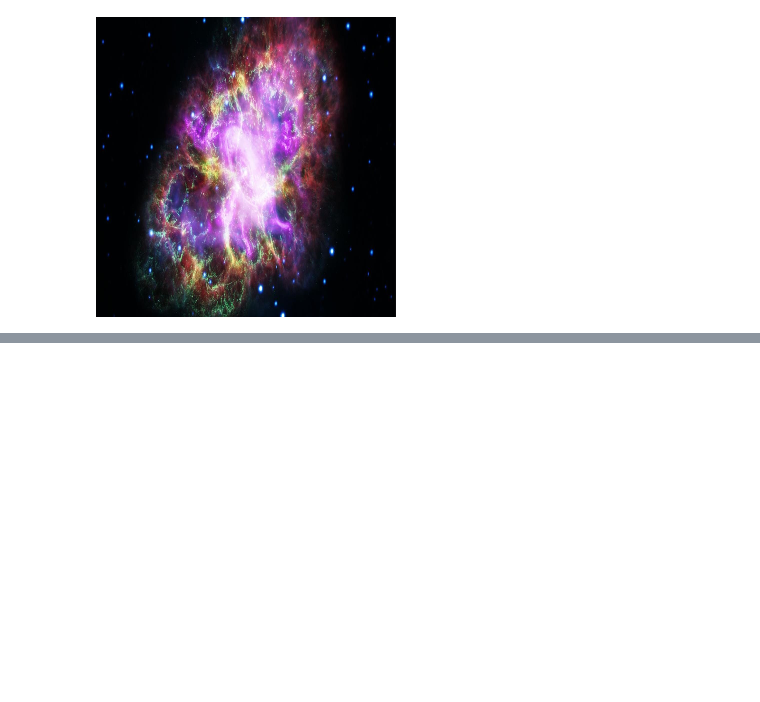
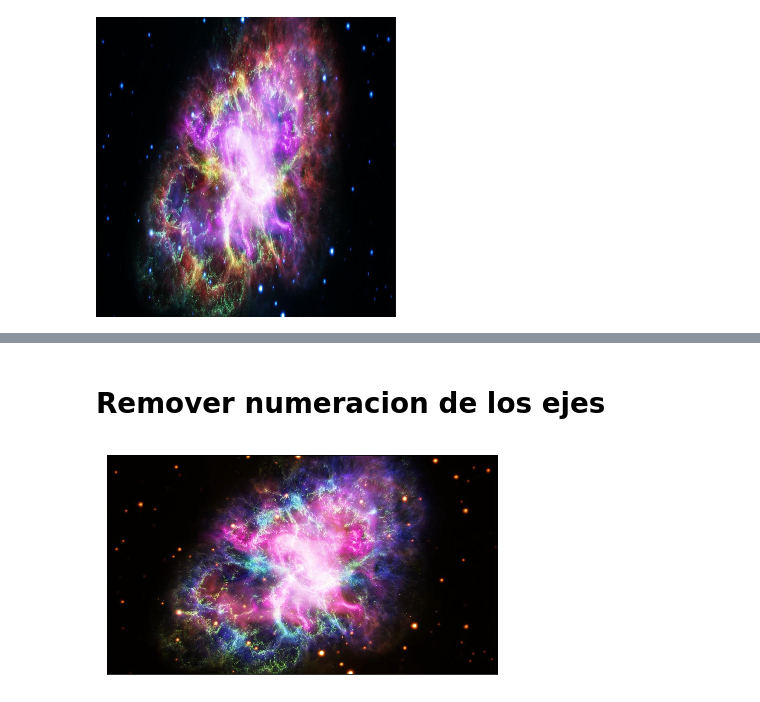
Before and after one commit to camilo520/ProcesamientoImagen, a Jupyter notebook: Clase1.ipynb, the cells around one changed output, grey strips where cells are left out. Saved outputs shown, nothing was run; the diff lists cells and outputs as text; code cells hidden in the pictures; blank space fills up the shorter version.

```diff
--- a/Clase1.ipynb
+++ b/Clase1.ipynb
@@ -80,0 +105,10 @@ cv2_imshow(img)
+# %% [markdown]
+# Remover numeracion de los ejes
+# %%
+plt.figure(figsize=(7,7))
+plt.imshow(img_BGR)
+plt.xticks([])
+plt.yticks([])
+plt.show()
+# %% [output]
+[figure, added]
```
Also changed, not shown: parts of 8 cells of this notebook.
